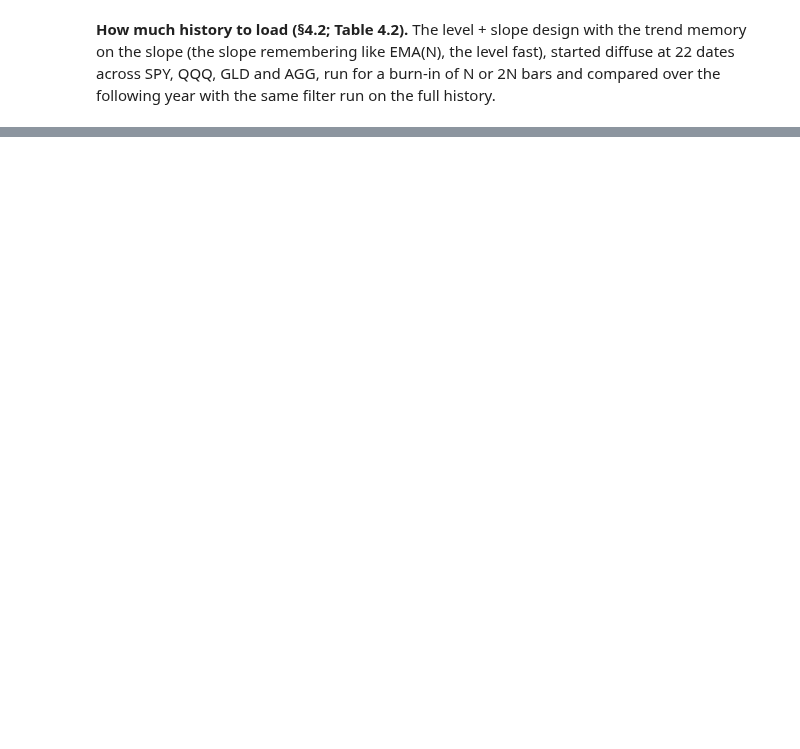
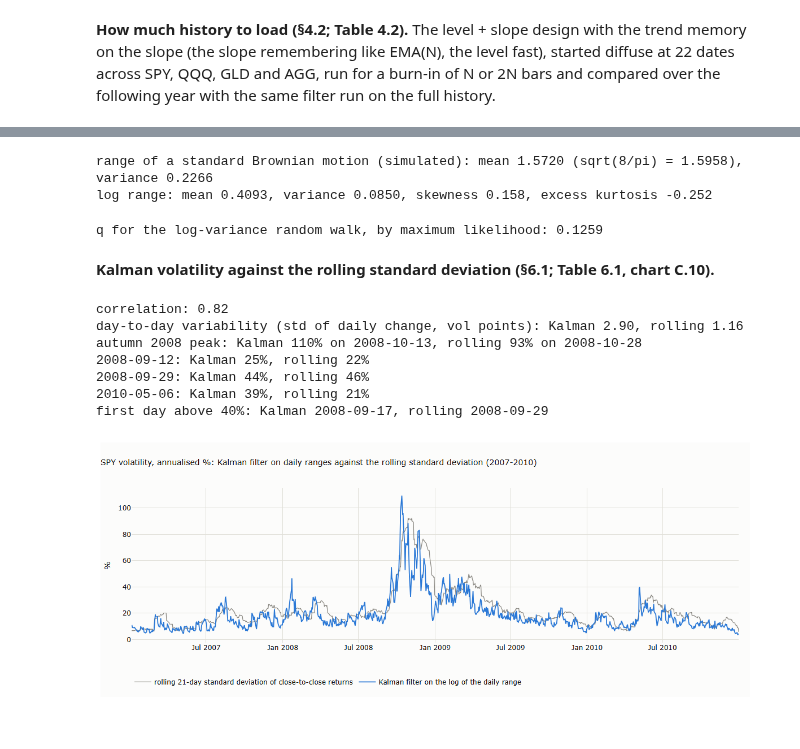
Before and after one commit to MaxGnesi/systematic-trading-notes, a Jupyter notebook: lectures/04-tracking-hidden-states/04b_tracking_hidden_states.ipynb, the cells around one changed output, grey strips where cells are left out. Cells and saved outputs as stored; diff of their text form; code cells hidden in the pictures; blank space fills up the shorter version.

```diff
--- a/lectures/04-tracking-hidden-states/04b_tracking_hidden_states.ipynb
+++ b/lectures/04-tracking-hidden-states/04b_tracking_hidden_states.ipynb
@@ -675,0 +751,77 @@ display(pd.DataFrame(rows).T.round(2))
+# %%
+rng = np.random.default_rng(13)
+n_paths, n_steps = 20000, 2000
+rho = np.empty(n_paths)
+for i in range(0, n_paths, 2000):
+    w = np.cumsum(rng.standard_normal((2000, n_steps)) / np.sqrt(n_steps), axis=1)
+    w = np.concatenate([np.zeros((2000, 1)), w], axis=1)
+    rho[i:i + 2000] = w.max(axis=1) - w.min(axis=1)
+mean_rho, var_rho = rho.mean(), rho.var()
+mean_lr, var_lr = np.log(rho).mean(), np.log(rho).var()
+print(f"range of a standard Brownian motion (simulated): mean {mean_rho:.4f} (sqrt(8/pi) = {np.sqrt(8 / np.pi):.4f}), variance {var_rho:.4f}")
+print(f"log range: mean {mean_lr:.4f}, variance {var_lr:.4f}, skewness {skew(np.log(rho)):.3f}, excess kurtosis {kurtosis(np.log(rho)):.3f}")
+# %% [output]
+range of a standard Brownian motion (simulated): mean 1.5720 (sqrt(8/pi) = 1.5958), variance 0.2266
+log range: mean 0.4093, variance 0.0850, skewness 0.158, excess kurtosis -0.252
+# %%
+def vol_filter(rng_obs, q_h):
+    # linear Kalman filter on the log range: hidden h_t = log daily variance, a random walk
+    T = len(rng_obs)
+    h, P = np.log(np.nanmedian(rng_obs) ** 2 / mean_rho ** 2), 1.0
+    lin, ll = np.empty(T), 0.0
+    for t in range(T):
+        P = P + q_h                                   # predict
+        f = 0.5 * h + mean_lr                         # forecast of today's log range
+        S = 0.25 * P + var_lr                         # expected surprise variance
+        e = np.log(rng_obs[t]) - f                    # surprise
+        ll += -0.5 * (np.log(2 * np.pi * S) + e ** 2 / S)
+        K = 0.5 * P / S                               # gain
+        h, P = h + K * e, (1 - 0.5 * K) * P           # correct
+        lin[t] = h
+    return lin, ll
+
+
+spy_rng = np.log(H["SPY"] / L["SPY"]).reindex(C["SPY"].dropna().index)
+spy_rng = spy_rng.clip(lower=spy_rng[spy_rng > 0].quantile(0.001)).to_numpy()
+grid = np.logspace(-4, -0.5, 36)
+lls = [vol_filter(spy_rng, q)[1] for q in grid]
+q_best = grid[int(np.argmax(lls))]
+print(f"q for the log-variance random walk, by maximum likelihood: {q_best:.4g}")
+VF = {"linear on log range": vol_filter(spy_rng, q_best)[0]}
+# %% [output]
+q for the log-variance random walk, by maximum likelihood: 0.1259
+# %% [markdown]
+**Kalman volatility against the rolling standard deviation (§6.1; Table 6.1, chart C.10).**
+# %%
+# Kalman volatility (linear filter on log range) against the rolling standard deviation of close-to-close returns
+spy_close = C["SPY"].dropna()
+k_vol = pd.Series(100 * np.sqrt(252 * np.exp(VF["linear on log range"])), spy_close.index)
+r_spy = np.log(spy_close).diff()
+sd_vol = 100 * np.sqrt(252) * r_spy.rolling(21).std()
+both = pd.concat([k_vol, sd_vol], axis=1, keys=["kalman", "rolling"]).dropna().iloc[100:]
+print(f"correlation: {both.corr().iloc[0, 1]:.2f}")
+print(f"day-to-day variability (std of daily change, vol points): Kalman {both['kalman'].diff().std():.2f}, rolling {both['rolling'].diff().std():.2f}")
+w8 = both["2008-09-01":"2008-12-31"]
+print(f"autumn 2008 peak: Kalman {w8['kalman'].max():.0f}% on {w8['kalman'].idxmax().date()}, rolling {w8['rolling'].max():.0f}% on {w8['rolling'].idxmax().date()}")
+for d in ("2008-09-12", "2008-09-29", "2010-05-06"):
+    print(f"{d}: Kalman {both.loc[d, 'kalman']:.0f}%, rolling {both.loc[d, 'rolling']:.0f}%")
+lead = both["2008-08-01":"2008-12-31"]
+first = lambda s, lvl: s[s > lvl].index[0].date()
+print(f"first day above 40%: Kalman {first(lead['kalman'], 40)}, rolling {first(lead['rolling'], 40)}")
+m = (both.index >= "2007-01-01") & (both.index <= "2010-12-31")
+fig = go.Figure()
+fig.add_scatter(x=both.index[m], y=both["rolling"][m], name="rolling 21-day standard deviation of close-to-close returns", mode="lines", line=dict(width=1.2, color=MUTED))
+fig.add_scatter(x=both.index[m], y=both["kalman"][m], name="Kalman filter on the log of the daily range", mode="lines", line=dict(width=1.8, color=SERIES[0]))
+fig.update_layout(title="SPY volatility, annualised %: Kalman filter on daily ranges against the rolling standard deviation (2007-2010)",
+                  yaxis_title="%", height=450, width=1150, margin=dict(t=80, b=70), legend=dict(orientation="h", y=-0.2, x=0))
+save_figure(fig, "b_c10_vol_vs_std", FIG)
+fig
+# %% [output]
+correlation: 0.82
+day-to-day variability (std of daily change, vol points): Kalman 2.90, rolling 1.16
+autumn 2008 peak: Kalman 110% on 2008-10-13, rolling 93% on 2008-10-28
+2008-09-12: Kalman 25%, rolling 22%
+2008-09-29: Kalman 44%, rolling 46%
+2010-05-06: Kalman 39%, rolling 21%
+first day above 40%: Kalman 2008-09-17, rolling 2008-09-29
+[figure, added]
```
Also changed, not shown: parts of 9 cells of this notebook, 3 other files.
